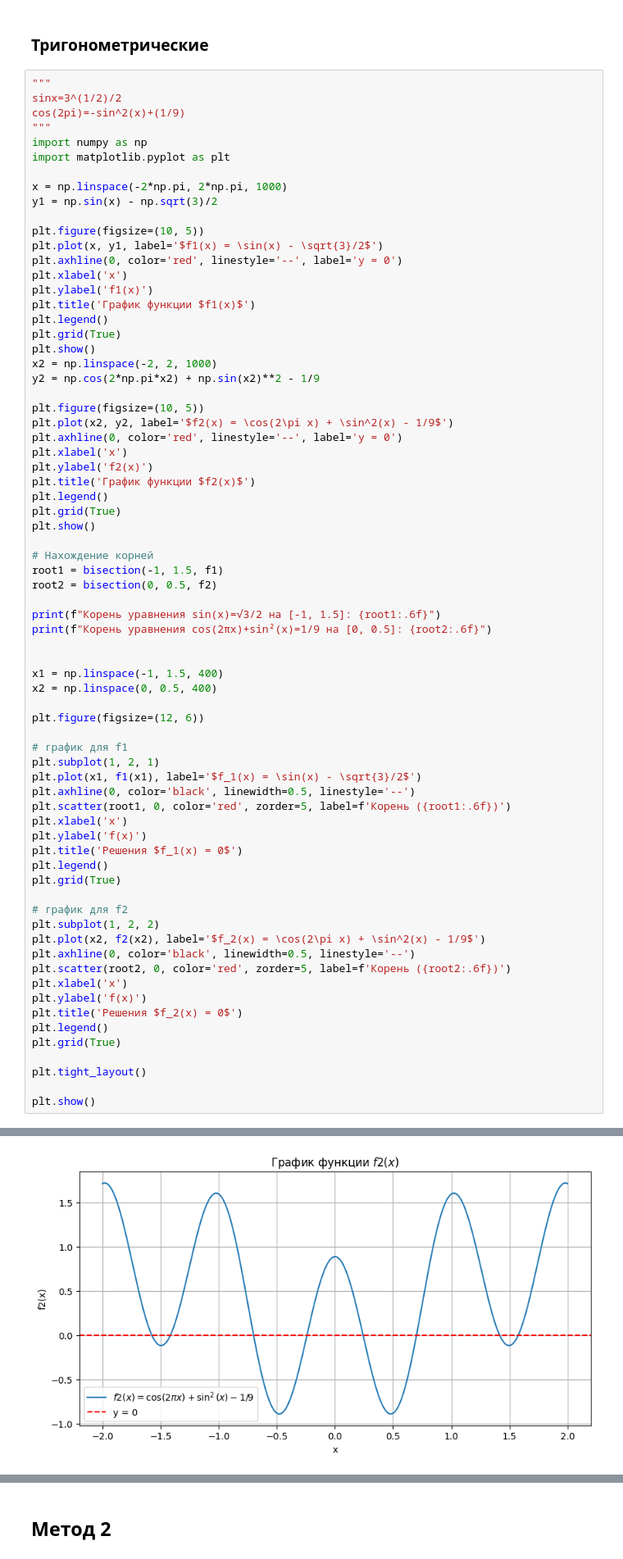
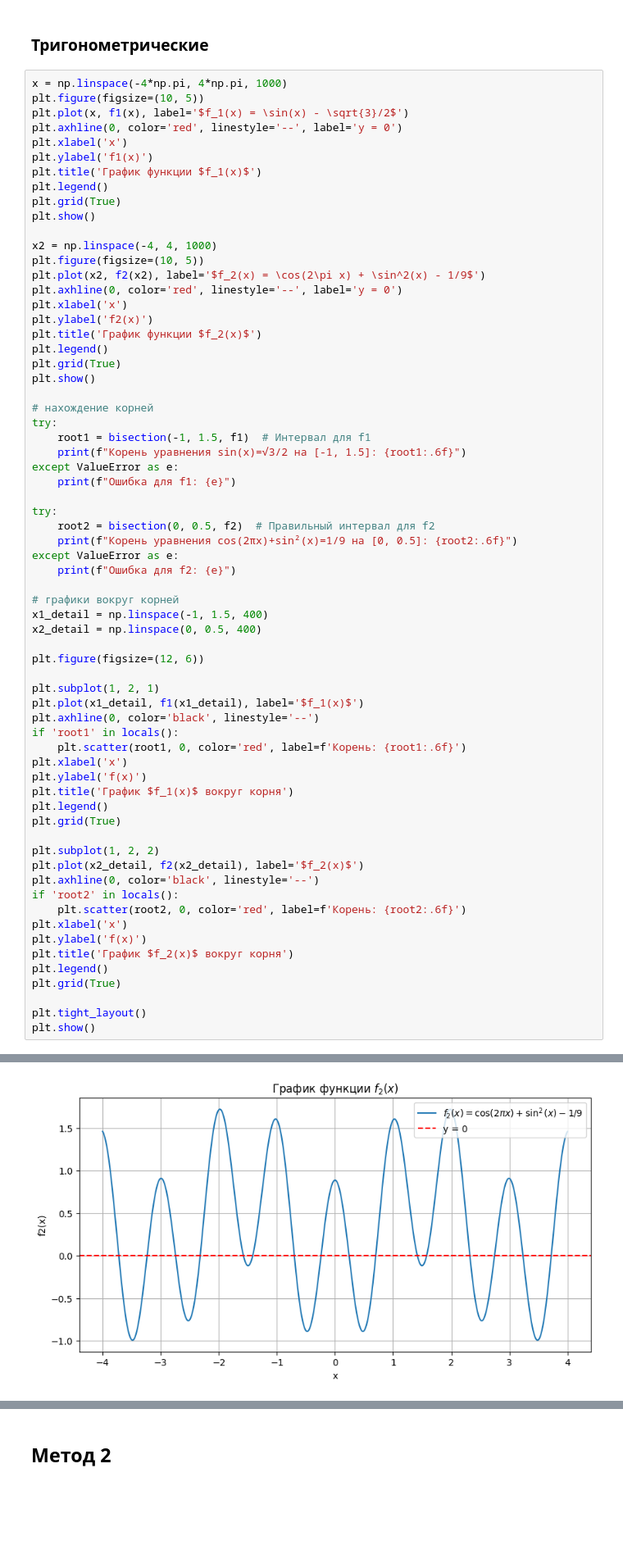
Before and after one commit to Irina-ferr/automation-of-biomedical-information-processing, a Jupyter notebook: lecture 1/1.ipynb, the cells around one changed output, grey strips where cells are left out. Shown at 82% size. Cells and saved outputs as stored; diff of their text form; blank space fills up the shorter version.

```diff
--- a/lecture 1/1.ipynb
+++ b/lecture 1/1.ipynb
@@ -162,74 +162,69 @@ plt.show()
 # %% [markdown]
 ### Тригонометрические
 # %%
-"""
-sinx=3^(1/2)/2
-cos(2pi)=-sin^2(x)+(1/9)
-"""
-import numpy as np
-import matplotlib.pyplot as plt
-
-x = np.linspace(-2*np.pi, 2*np.pi, 1000)
-y1 = np.sin(x) - np.sqrt(3)/2
-
+x = np.linspace(-4*np.pi, 4*np.pi, 1000)
 plt.figure(figsize=(10, 5))
-plt.plot(x, y1, label='$f1(x) = \sin(x) - \sqrt{3}/2$')
+plt.plot(x, f1(x), label='$f_1(x) = \sin(x) - \sqrt{3}/2$')
 plt.axhline(0, color='red', linestyle='--', label='y = 0')
 plt.xlabel('x')
 plt.ylabel('f1(x)')
-plt.title('График функции $f1(x)$')
-plt.legend()
-plt.grid(True)
-plt.show()
-x2 = np.linspace(-2, 2, 1000)
-y2 = np.cos(2*np.pi*x2) + np.sin(x2)**2 - 1/9
-
-plt.figure(figsize=(10, 5))
-plt.plot(x2, y2, label='$f2(x) = \cos(2\pi x) + \sin^2(x) - 1/9$')
-plt.axhline(0, color='red', linestyle='--', label='y = 0')
-plt.xlabel('x')
-plt.ylabel('f2(x)')
-plt.title('График функции $f2(x)$')
+plt.title('График функции $f_1(x)$')
 plt.legend()
 plt.grid(True)
 plt.show()
 
-# Нахождение корней
-root1 = bisection(-1, 1.5, f1)
-root2 = bisection(0, 0.5, f2)
+x2 = np.linspace(-4, 4, 1000)
+plt.figure(figsize=(10, 5))
+plt.plot(x2, f2(x2), label='$f_2(x) = \cos(2\pi x) + \sin^2(x) - 1/9$')
+plt.axhline(0, color='red', linestyle='--', label='y = 0')
+plt.xlabel('x')
+plt.ylabel('f2(x)')
+plt.title('График функции $f_2(x)$')
+plt.legend()
+plt.grid(True)
+plt.show()
 
-print(f"Корень уравнения sin(x)=√3/2 на [-1, 1.5]: {root1:.6f}")
-print(f"Корень уравнения cos(2πx)+sin²(x)=1/9 на [0, 0.5]: {root2:.6f}")
+# нахождение корней
+try:
+    root1 = bisection(-1, 1.5, f1)  # Интервал для f1
+    print(f"Корень уравнения sin(x)=√3/2 на [-1, 1.5]: {root1:.6f}")
+except ValueError as e:
+    print(f"Ошибка для f1: {e}")
 
+try:
+    root2 = bisection(0, 0.5, f2)  # Правильный интервал для f2
+    print(f"Корень уравнения cos(2πx)+sin²(x)=1/9 на [0, 0.5]: {root2:.6f}")
+except ValueError as e:
+    print(f"Ошибка для f2: {e}")
 
-x1 = np.linspace(-1, 1.5, 400)
-x2 = np.linspace(0, 0.5, 400)
+# графики вокруг корней
+x1_detail = np.linspace(-1, 1.5, 400)
+x2_detail = np.linspace(0, 0.5, 400)
 
 plt.figure(figsize=(12, 6))
 
-# график для f1
 plt.subplot(1, 2, 1)
-plt.plot(x1, f1(x1), label='$f_1(x) = \sin(x) - \sqrt{3}/2$')
-plt.axhline(0, color='black', linewidth=0.5, linestyle='--')
-plt.scatter(root1, 0, color='red', zorder=5, label=f'Корень ({root1:.6f})')
+plt.plot(x1_detail, f1(x1_detail), label='$f_1(x)$')
+plt.axhline(0, color='black', linestyle='--')
+if 'root1' in locals():
+    plt.scatter(root1, 0, color='red', label=f'Корень: {root1:.6f}')
 plt.xlabel('x')
 plt.ylabel('f(x)')
-plt.title('Решения $f_1(x) = 0$')
+plt.title('График $f_1(x)$ вокруг корня')
 plt.legend()
 plt.grid(True)
 
-# график для f2
 plt.subplot(1, 2, 2)
-plt.plot(x2, f2(x2), label='$f_2(x) = \cos(2\pi x) + \sin^2(x) - 1/9$')
-plt.axhline(0, color='black', linewidth=0.5, linestyle='--')
-plt.scatter(root2, 0, color='red', zorder=5, label=f'Корень ({root2:.6f})')
+plt.plot(x2_detail, f2(x2_detail), label='$f_2(x)$')
+plt.axhline(0, color='black', linestyle='--')
+if 'root2' in locals():
+    plt.scatter(root2, 0, color='red', label=f'Корень: {root2:.6f}')
 plt.xlabel('x')
 plt.ylabel('f(x)')
-plt.title('Решения $f_2(x) = 0$')
+plt.title('График $f_2(x)$ вокруг корня')
 plt.legend()
 plt.grid(True)
 
 plt.tight_layout()
-
 plt.show()
 # %% [output]
@@ -237,3 +232,3 @@ plt.show()
-[figure, old version]
+[figure, new version]
 Корень уравнения sin(x)=√3/2 на [-1, 1.5]: 1.047198
 Корень уравнения cos(2πx)+sin²(x)=1/9 на [0, 0.5]: 0.241409
```
Also changed, not shown: parts of 27 cells of this notebook.
